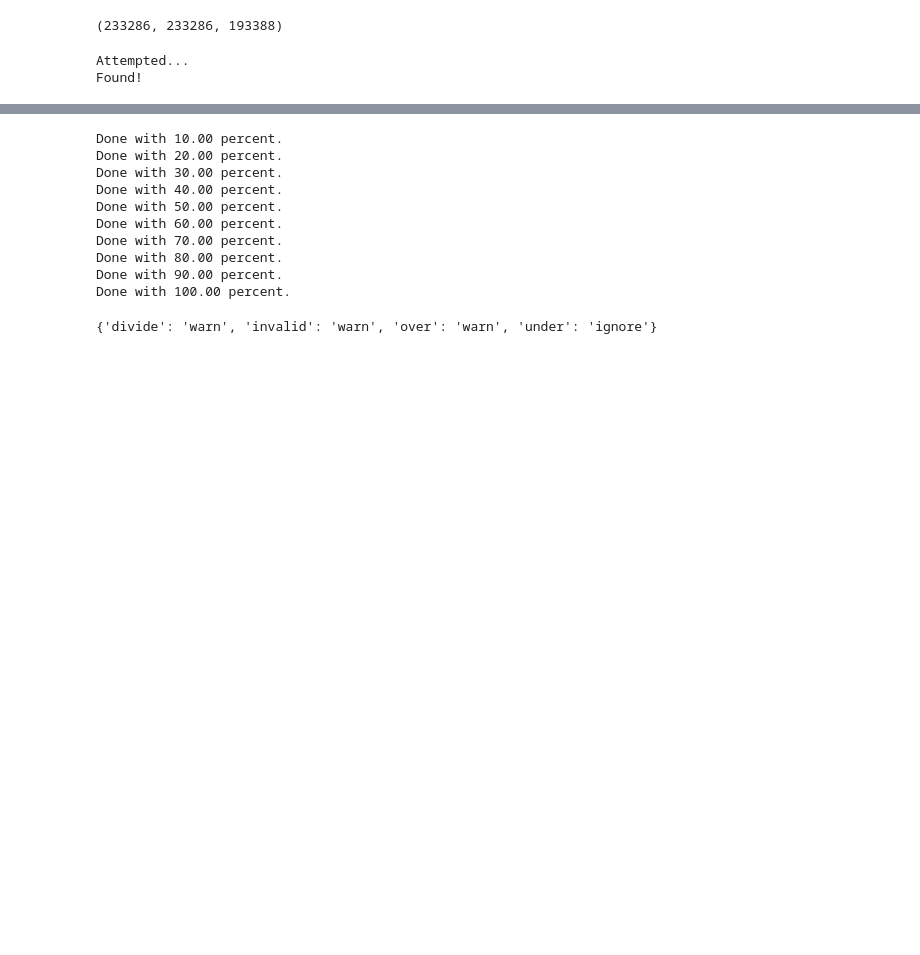
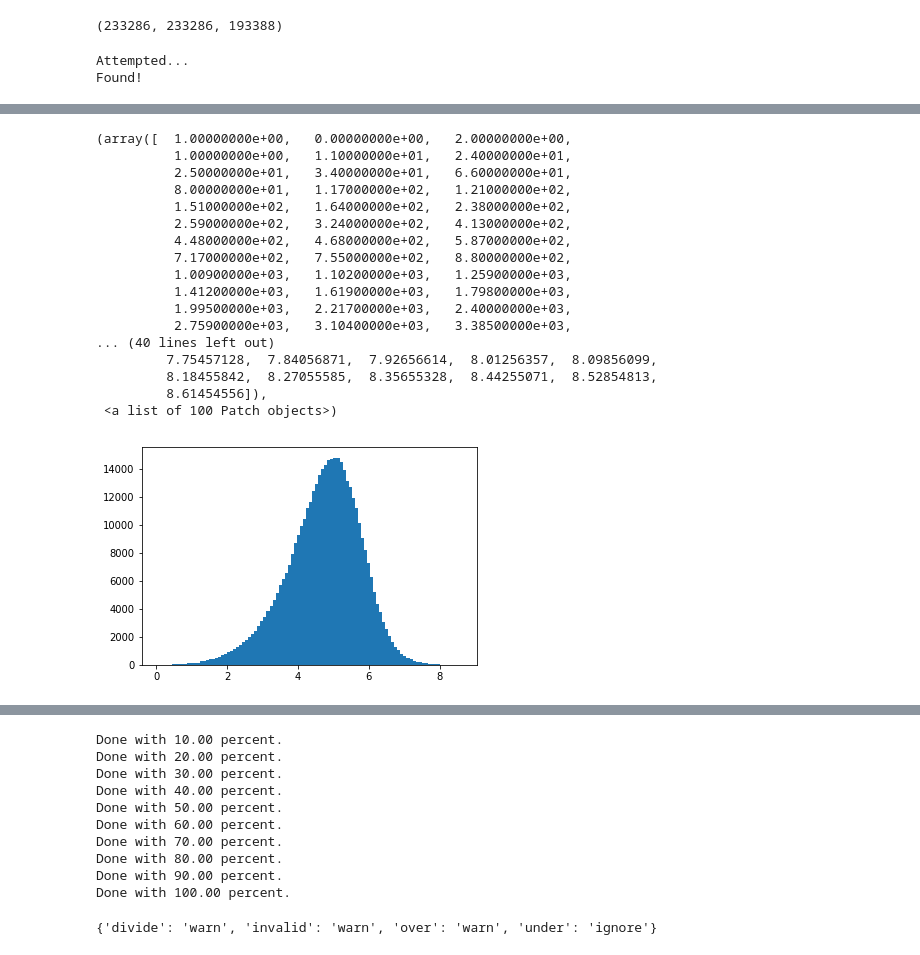
Before and after one commit to kandluis/ipython, a Jupyter notebook: Wikipedia API.ipynb, the cells around one changed output, grey strips where cells are left out. Drawn from its saved outputs; the diff is of its cells as text; code cells hidden in the pictures; blank space fills up the shorter version.

Commit message:
Finished predictions

```diff
--- a/Wikipedia API.ipynb
+++ b/Wikipedia API.ipynb
@@ -783,3 +783,6 @@ class Model(object):
 # rm = rmse(p,e)
 # ae = absolute_error(p,e)
 ## At the end, we recommend you save the entire model...
+# %%
+model_last_logs = Model(train_set)
+model_last_logs.initialize_params()
@@ -785,0 +800,2 @@ class Model(object):
+# %%
+model_last_logs.learn(passes=100, test=validation_set)
@@ -785,0 +822,2 @@ class Model(object):
+# %%
+p_dict_l = model_last_logs.predict(validation_set)
@@ -785,0 +835,24 @@ class Model(object):
+# %%
+p_l, e_l = extract_expected_and_preds(p_dict_l, validation_set)
+# %%
+# see the plots
+plt.hist(p_l, bins = 100)
+# %% [output]
+(array([  1.00000000e+00,   0.00000000e+00,   2.00000000e+00,
+          1.00000000e+00,   1.10000000e+01,   2.40000000e+01,
+          2.50000000e+01,   3.40000000e+01,   6.60000000e+01,
+          8.00000000e+01,   1.17000000e+02,   1.21000000e+02,
+          1.51000000e+02,   1.64000000e+02,   2.38000000e+02,
+          2.59000000e+02,   3.24000000e+02,   4.13000000e+02,
+          4.48000000e+02,   4.68000000e+02,   5.87000000e+02,
+          7.17000000e+02,   7.55000000e+02,   8.80000000e+02,
+          1.00900000e+03,   1.10200000e+03,   1.25900000e+03,
+          1.41200000e+03,   1.61900000e+03,   1.79800000e+03,
+          1.99500000e+03,   2.21700000e+03,   2.40000000e+03,
+          2.75900000e+03,   3.10400000e+03,   3.38500000e+03,
+... (40 lines left out)
+         7.75457128,  7.84056871,  7.92656614,  8.01256357,  8.09856099,
+         8.18455842,  8.27055585,  8.35655328,  8.44255071,  8.52854813,
+         8.61454556]),
+ <a list of 100 Patch objects>)
+[figure, added]
```
Also changed, not shown: parts of 53 cells of this notebook.
